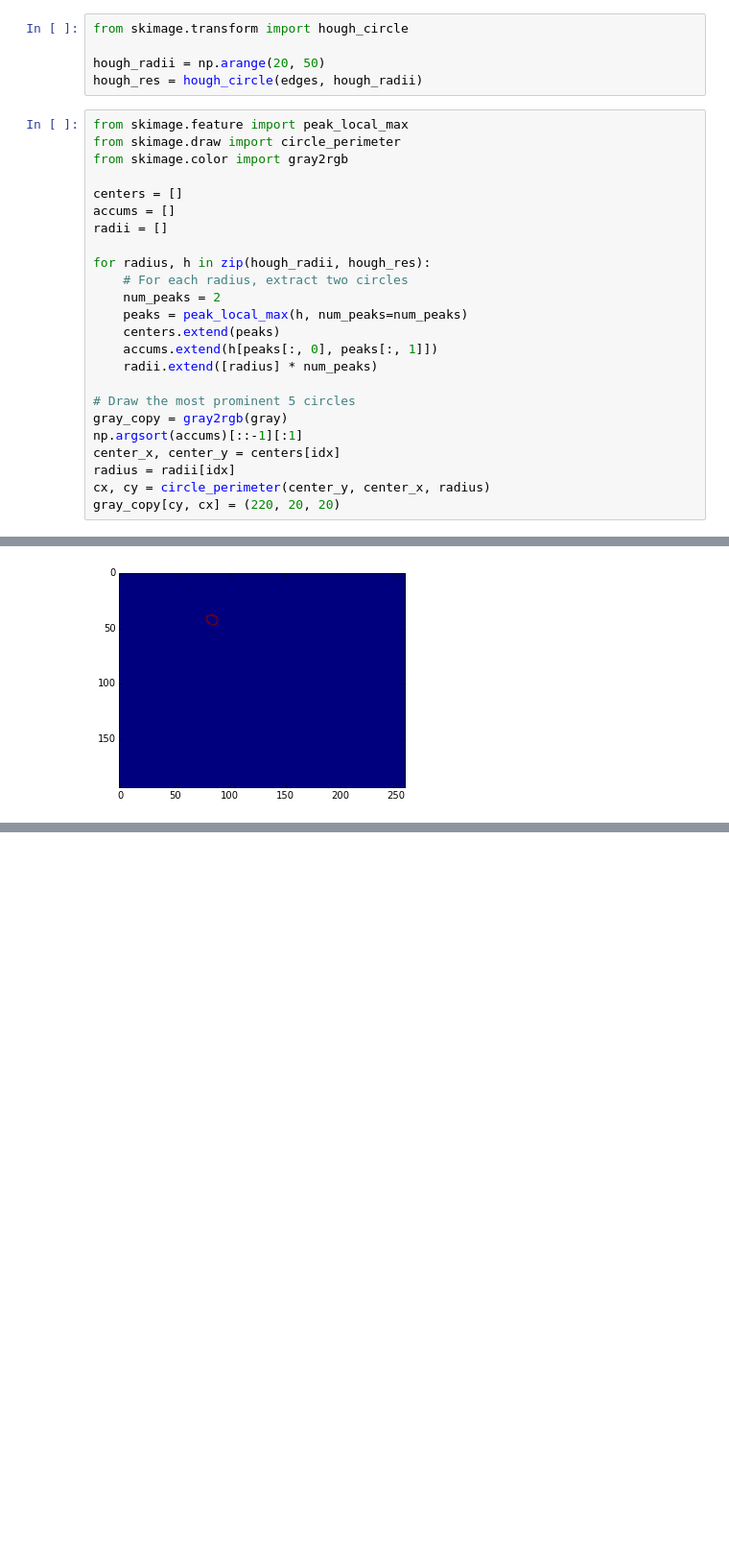
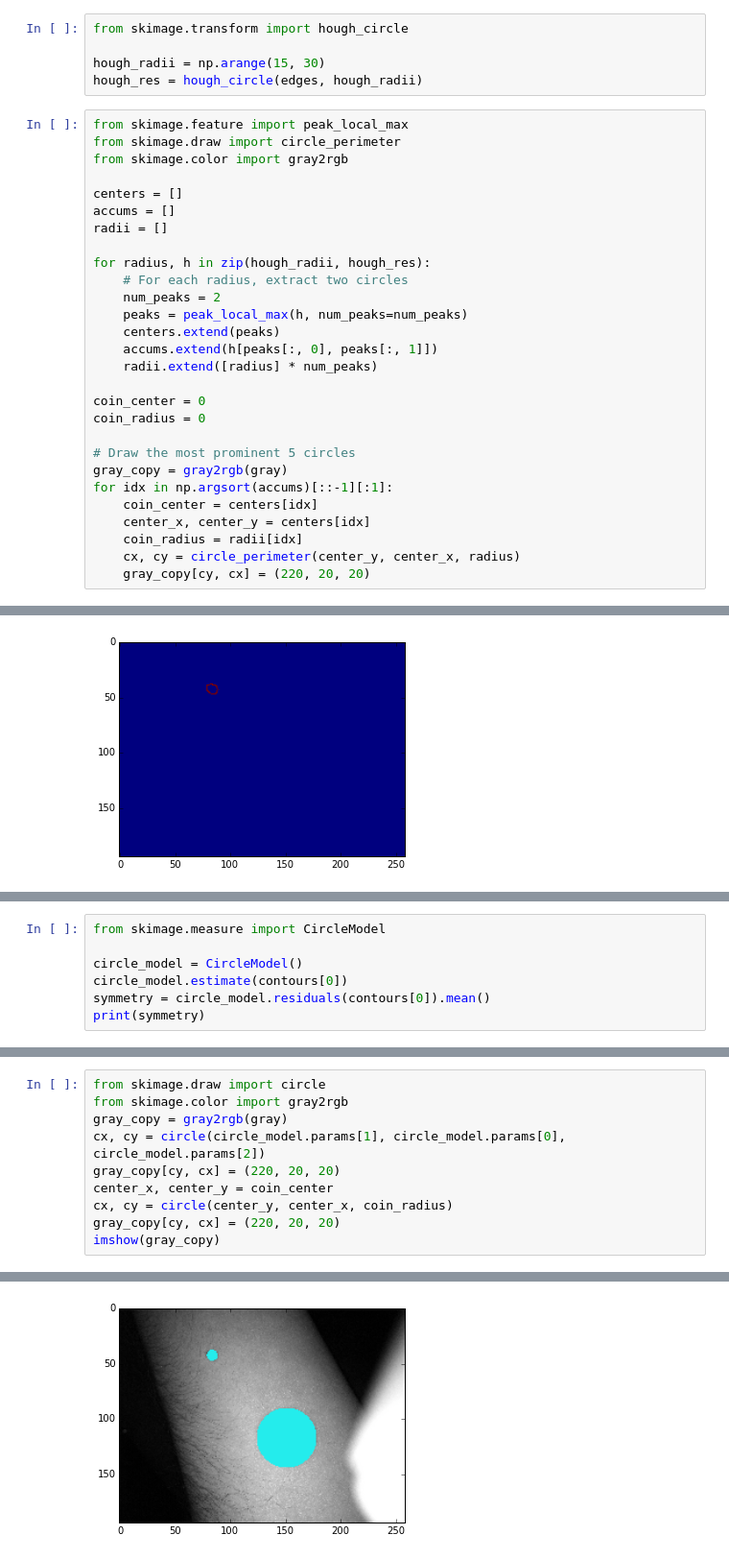
Before and after one commit to RedHots2015/glowing-bugfixes, a Jupyter notebook: Analysis.ipynb, the cells around one changed output, grey strips where cells are left out. Shown at 96% size. Cells and saved outputs as stored; diff of their text form; blank space fills up the shorter version.

```diff
--- a/Analysis.ipynb
+++ b/Analysis.ipynb
@@ -40,7 +40,7 @@ imshow(edges)
 # %%
 from skimage.transform import hough_circle
 
-hough_radii = np.arange(20, 50)
+hough_radii = np.arange(15, 30)
 hough_res = hough_circle(edges, hough_radii)
 # %%
 from skimage.feature import peak_local_max
@@ -59,13 +59,17 @@ for radius, h in zip(hough_radii, hough_res):
     accums.extend(h[peaks[:, 0], peaks[:, 1]])
     radii.extend([radius] * num_peaks)
 
+coin_center = 0
+coin_radius = 0
+
 # Draw the most prominent 5 circles
 gray_copy = gray2rgb(gray)
-np.argsort(accums)[::-1][:1]
-center_x, center_y = centers[idx]
-radius = radii[idx]
-cx, cy = circle_perimeter(center_y, center_x, radius)
-gray_copy[cy, cx] = (220, 20, 20)
+for idx in np.argsort(accums)[::-1][:1]:
+    coin_center = centers[idx]
+    center_x, center_y = centers[idx]
+    coin_radius = radii[idx]
+    cx, cy = circle_perimeter(center_y, center_x, radius)
+    gray_copy[cy, cx] = (220, 20, 20)
 # %%
 imshow(gray_copy)
 # %% [output]
@@ -152,0 +133,7 @@ imshow(cut)
+# %%
+from skimage.measure import CircleModel
+
+circle_model = CircleModel()
+circle_model.estimate(contours[0])
+symmetry = circle_model.residuals(contours[0]).mean()
+print(symmetry)
@@ -152,0 +149,11 @@ imshow(cut)
+# %%
+from skimage.draw import circle
+from skimage.color import gray2rgb
+gray_copy = gray2rgb(gray)
+cx, cy = circle(circle_model.params[1], circle_model.params[0], circle_model.params[2])
+gray_copy[cy, cx] = (220, 20, 20)
+center_x, center_y = coin_center
+cx, cy = circle(center_y, center_x, coin_radius)
+gray_copy[cy, cx] = (220, 20, 20)
+imshow(gray_copy)
+# %% [output]
@@ -152,0 +161 @@ imshow(cut)
+[figure, added]
```
Also changed, not shown: parts of 11 cells of this notebook.
